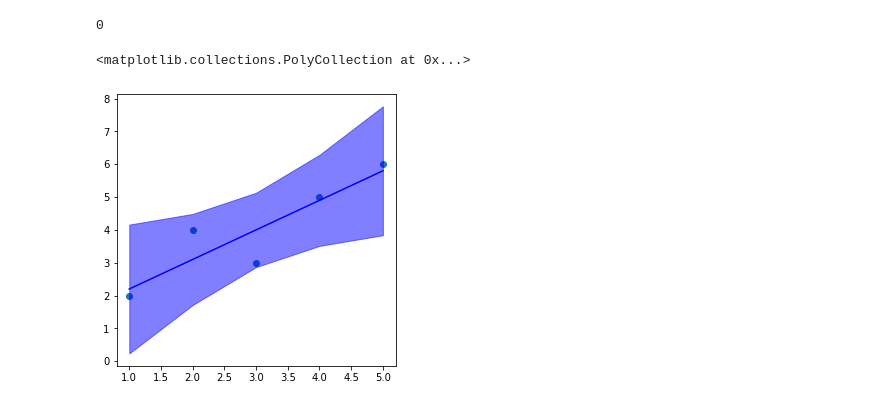
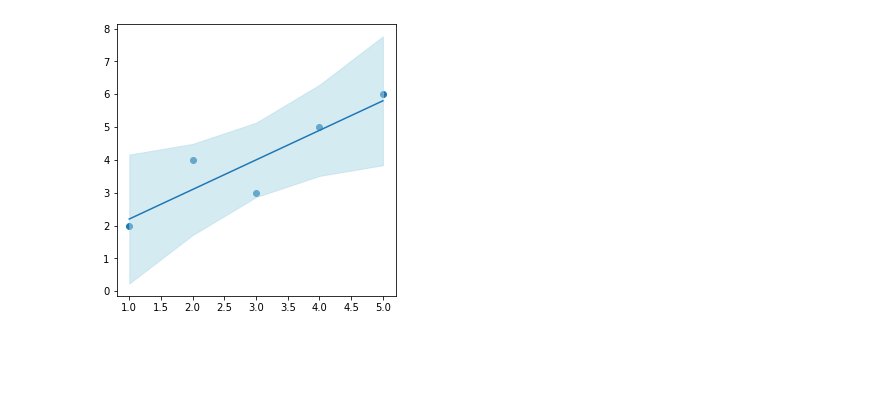
Before and after one commit to kinit-sk/bias-methodology, a Jupyter notebook: src/_figures.ipynb, the cells around one changed output. Drawn from its saved outputs; the diff is of its cells as text; code cells hidden in the pictures; blank space fills up the shorter version.

```diff
--- a/src/_figures.ipynb
+++ b/src/_figures.ipynb
@@ -1,45 +1,66 @@
 # %%
 %load_ext autoreload
 %autoreload 2
-# %%
-import torch
-
-torch.cuda.current_device()
-# %% [output]
-0
 # %%
 import statsmodels.api as sm
 import matplotlib.pyplot as plt
 
+def binary_ci(success: int, total: int, alpha: float = 0.95):
+    """
+    Using Agresti-Coull interval
+
+    Return mean and confidence interval (lower and upper bound)
+    """
+    z = statistics.NormalDist().inv_cdf((1 + alpha) / 2)
+    total = total + z**2
+    loc = (success + (z**2) / 2) / total
+    diameter = z * math.sqrt(loc * (1 - loc) / total)
+    return loc, diameter
+
+
+def bootstrap_ci(scores, alpha=0.95):
+    """
+    Bootstrapping based estimate.
+
+    Return mean and confidence interval (lower and upper bound)
+    """
+    loc, scale = norm.fit(scores)
+    bootstrap = [sum(random.choices(scores, k=len(scores))) / len(scores) for _ in range(1000)]
+    lower, upper = norm.interval(alpha, *norm.fit(bootstrap))
+
+    return loc, loc - lower
+
 plt.rcParams["figure.figsize"] = (5,5)
 
-# # def scatter_with_conf(x, y):
-# x = ss_gender[0]
-# y = ss_gender[1]
-
-def get_ci_pred(x, y):
+def plot_scatter_with_ci(ax, x, y, show_line=False, scatter_kwargs=dict(), line_kwargs=dict(), ci_kwargs=dict()):
+    """
+    Procedure to print a scatterplot of points with an appropriate CI shaded area for the correlation.
+    """
 
     # sort by x
-    x, y = zip(*sorted(((xi, yi) for xi, yi in zip(x, y))))
+    x, y = zip(*sorted((xi, yi) for xi, yi in zip(x, y)))
 
-    X = sm.add_constant(x)
-    ols_model = sm.OLS(y, X)
+    # calculate_predictions
+    d = sm.add_constant(x)
+    ols_model = sm.OLS(y, d)
     est = ols_model.fit()
     out = est.conf_int(alpha=0.05, cols=None)
-    pred = est.get_prediction(X).summary_frame()
-    return pred
+    pred = est.get_prediction(d).summary_frame()
 
+    ax.scatter(x, y, **scatter_kwargs)
+    if show_line:
+        ax.plot(x, pred['mean'], **line_kwargs)
+    ax.fill_between(x, pred['mean_ci_lower'], pred['mean_ci_upper'], **ci_kwargs)
 
-x = [1,2,3,4,5]
-y = [2,4,3,5,6]
-
-pred = get_ci_pred(x, y)
-plt.scatter(x, y)
-plt.plot(x ,pred['mean'], color='blue')  # regression line
-plt.fill_between(x, pred['mean_ci_lower'], pred['mean_ci_upper'], color='blue', alpha=0.5)  # regression line CI
+plot_scatter_with_ci(
+    plt,
+    x=[1,2,3,4,5],
+    y=[2,4,3,5,6],
+    show_line=True,
+    ci_kwargs={'alpha': 0.5, 'color': 'lightblue'}
+)
 # %% [output]
-<matplotlib.collections.PolyCollection at 0x...>
-[figure, old version]
+[figure, new version]
 # %%
 from dataset import get_dataset_by_name
 from score import stereo_score
```
Also changed, not shown: parts of 18 cells of this notebook, 6 other files.
